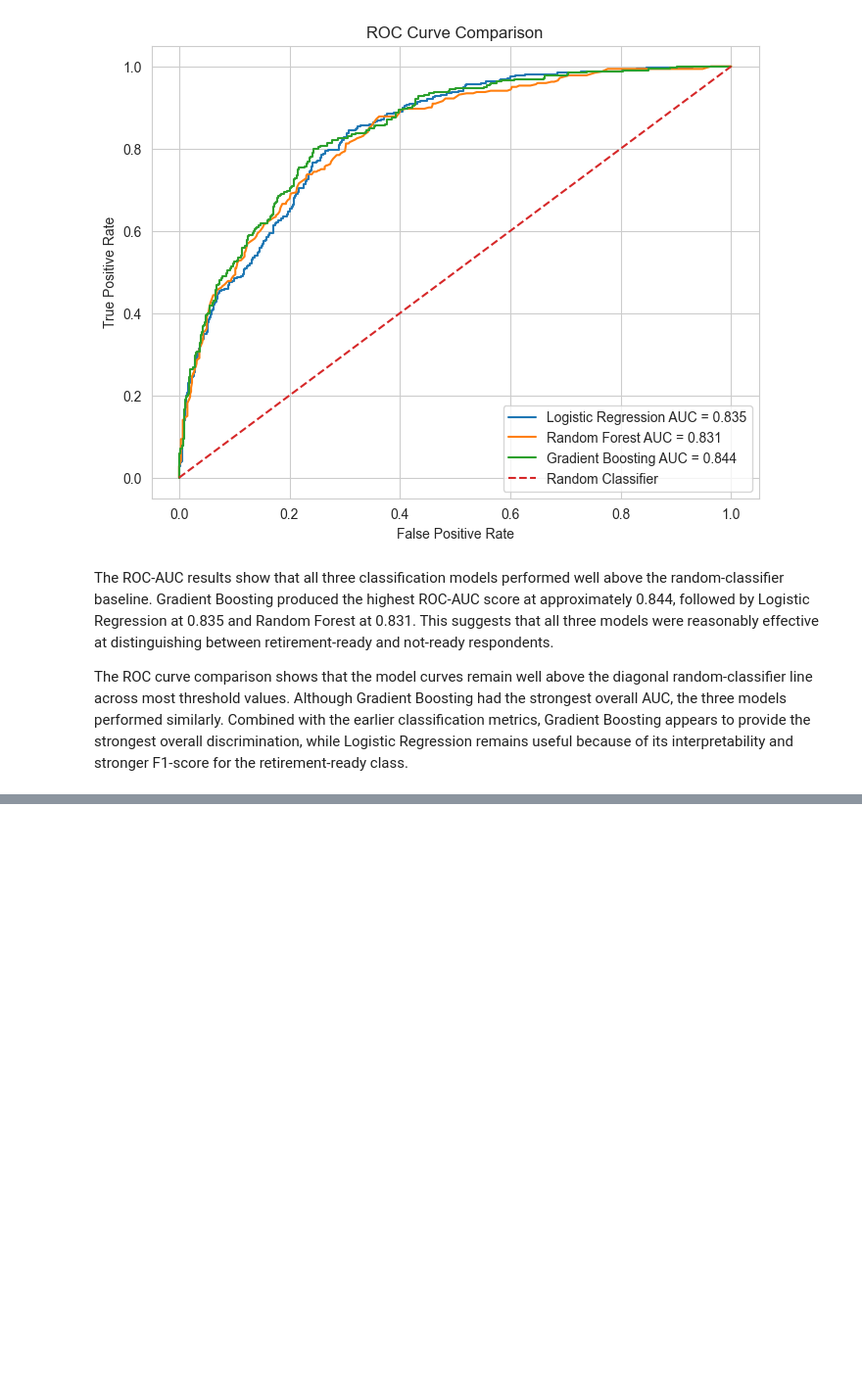
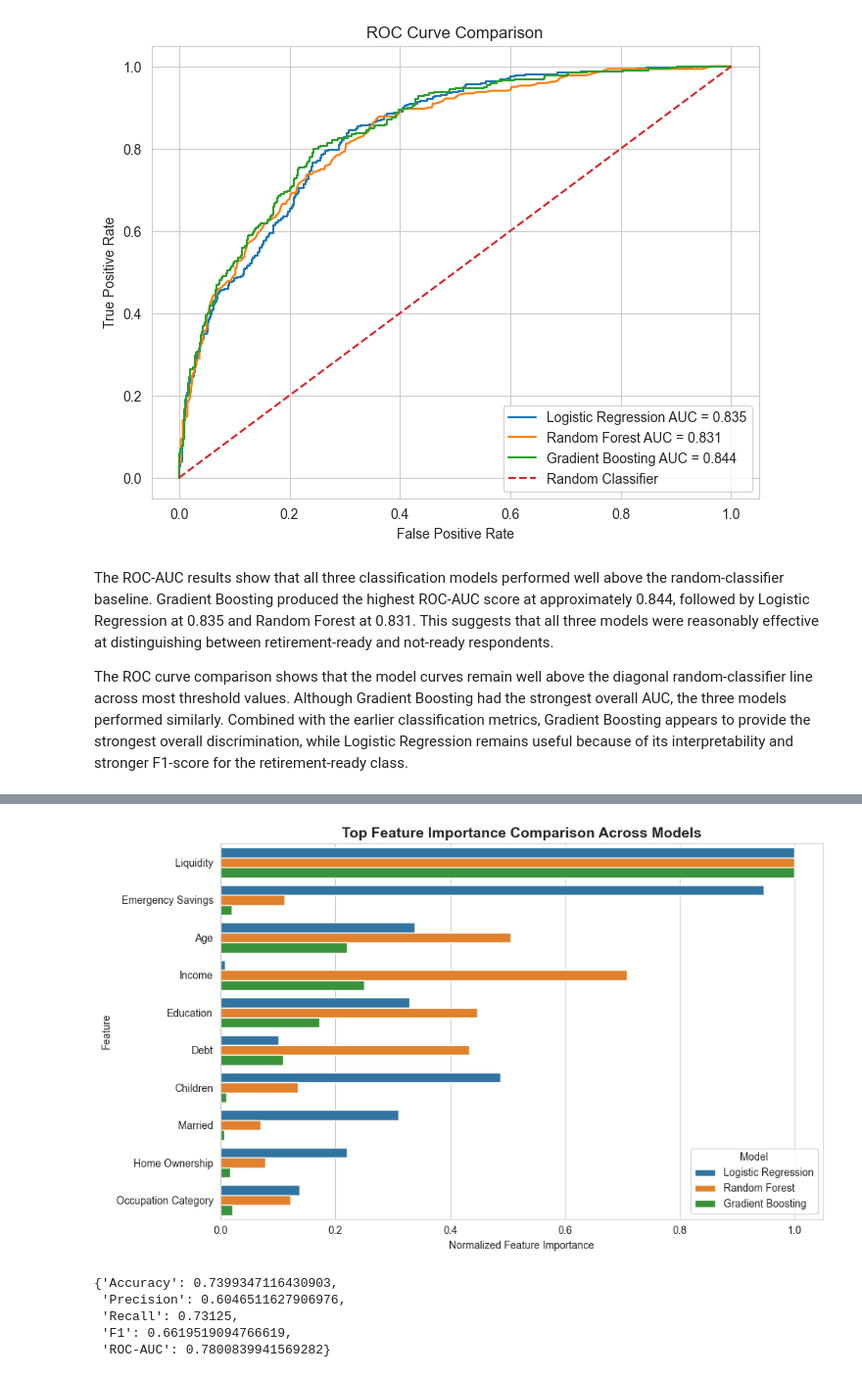
Before and after one commit to jsween/CapstoneProject, a Jupyter notebook: notebooks/04_ML_Models.ipynb, the cells around one changed output, grey strips where cells are left out. Shown at 98% size. Saved outputs shown, nothing was run; the diff lists cells and outputs as text; code cells hidden in the pictures; blank space fills up the shorter version.

```diff
--- a/notebooks/04_ML_Models.ipynb
+++ b/notebooks/04_ML_Models.ipynb
@@ -1011,0 +1150,54 @@ The ROC curve comparison shows that the model curves remain well above the diago
+# %%
+top_features = importance_df.head(10)["Feature"]
+
+plot_df_top = plot_df[plot_df["Feature"].isin(top_features)]
+
+plt.figure(figsize=(10, 6))
+
+ax = sns.barplot(
+    data=plot_df_top,
+    x="Normalized Importance",
+    y="Feature",
+    hue="Model",
+    order=top_features
+)
+
+plt.title("Top Feature Importance Comparison Across Models", fontsize=14, fontweight="bold")
+plt.xlabel("Normalized Feature Importance")
+plt.ylabel("Feature")
+plt.legend(title="Model")
+
+plt.tight_layout()
+plt.show()
+# %% [output]
+[figure, added]
+# %%
+dt_clf = DecisionTreeClassifier(
+    max_depth=3,
+    min_samples_leaf=25,
+    class_weight="balanced",
+    random_state=42
+)
+
+dt_clf.fit(X_train_cls, y_train_cls)
+
+# Predictions
+y_pred_dt = dt_clf.predict(X_test_cls)
+y_prob_dt = dt_clf.predict_proba(X_test_cls)[:, 1]
+
+# Performance metrics
+dt_results = {
+    "Accuracy": accuracy_score(y_test_cls, y_pred_dt),
+    "Precision": precision_score(y_test_cls, y_pred_dt, zero_division=0),
+    "Recall": recall_score(y_test_cls, y_pred_dt, zero_division=0),
+    "F1": f1_score(y_test_cls, y_pred_dt, zero_division=0),
+    "ROC-AUC": roc_auc_score(y_test_cls, y_prob_dt)
+}
+
+dt_results
+# %% [output]
+{'Accuracy': 0.7399347116430903,
+ 'Precision': 0.6046511627906976,
+ 'Recall': 0.73125,
+ 'F1': 0.6619519094766619,
+ 'ROC-AUC': 0.7800839941569282}
```
Also changed, not shown: parts of 7 cells of this notebook, 2 other files.
